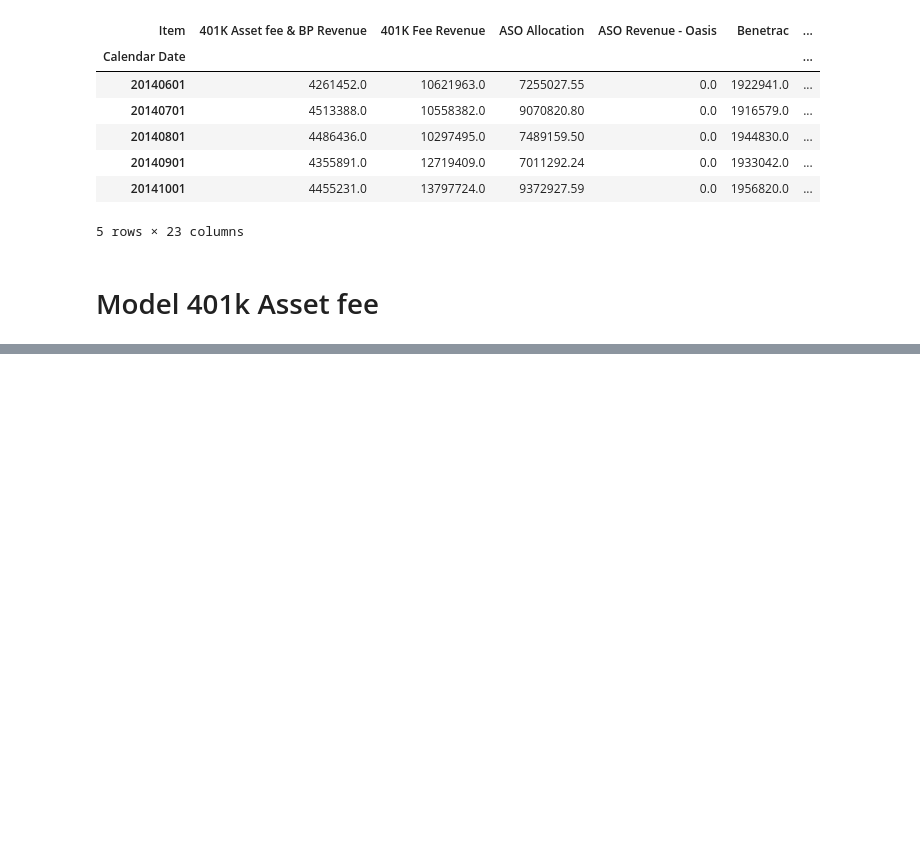
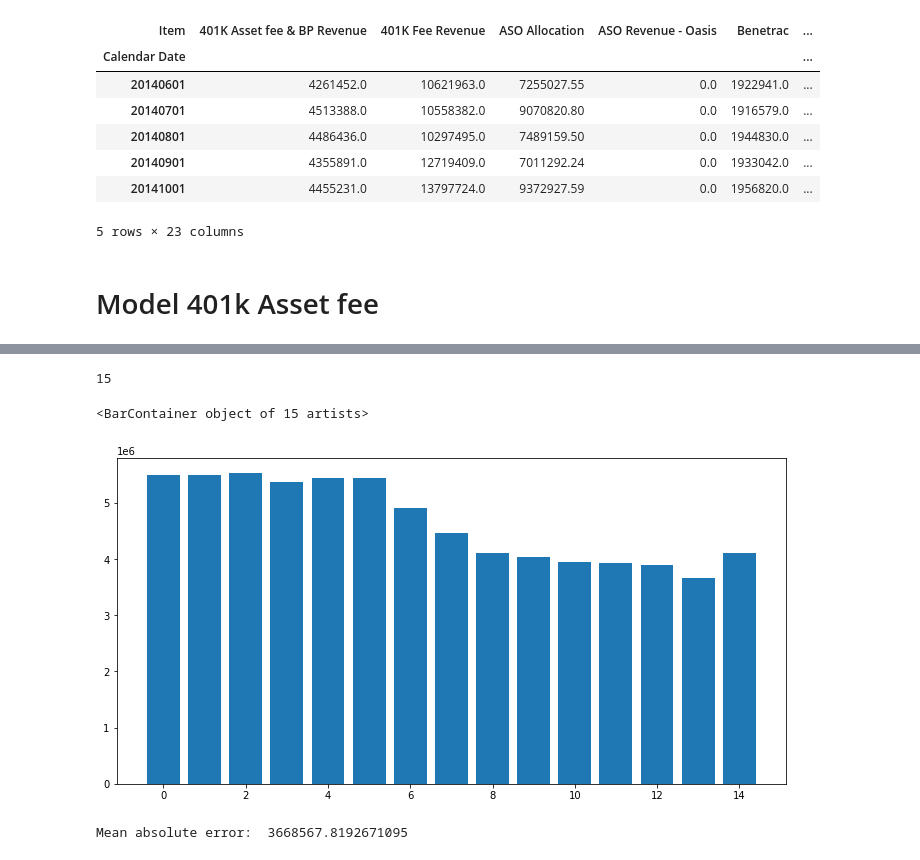
Before and after one commit to jluisjm/Paychex_revenue_forecast, a Jupyter notebook: notebooks/ExternalDataModels.ipynb, the cells around one changed output, grey strips where cells are left out. Saved outputs shown, nothing was run; the diff lists cells and outputs as text; code cells hidden in the pictures; blank space fills up the shorter version.

```diff
--- a/notebooks/ExternalDataModels.ipynb
+++ b/notebooks/ExternalDataModels.ipynb
@@ -176,0 +278,18 @@ LinearRegression()
+# %%
+len(var_droped)
+# %% [output]
+15
+# %%
+fig, ax = plt.subplots(figsize=(12,6))
+
+ax.bar(np.arange(len(mae_it[2:])), mae_it[2:])
+# %% [output]
+<BarContainer object of 15 artists>
+[figure, added]
+# %%
+y_pred_gslasso = best_model.predict(X_test.drop(var_droped[:-2], axis=1))
+
+mae = mean_absolute_error(y_test, y_pred_gslasso)
+print("Mean absolute error: ", mae)
+# %% [output]
+Mean absolute error:  3668567.8192671095
```
Also changed, not shown: parts of 40 cells of this notebook, 4 other files.
